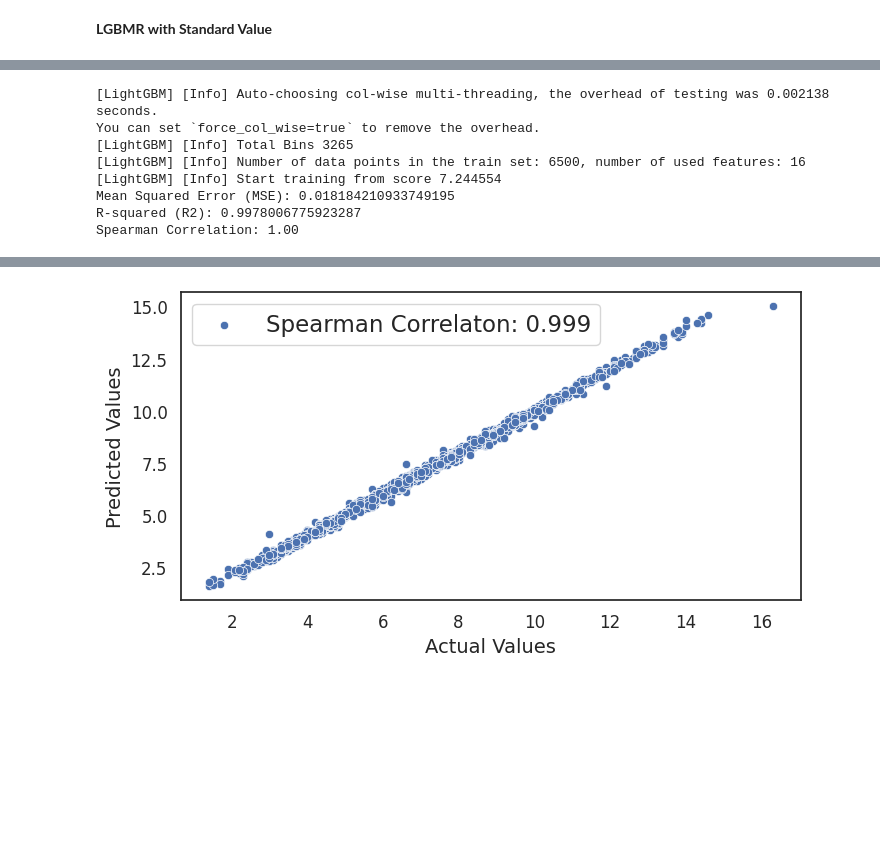
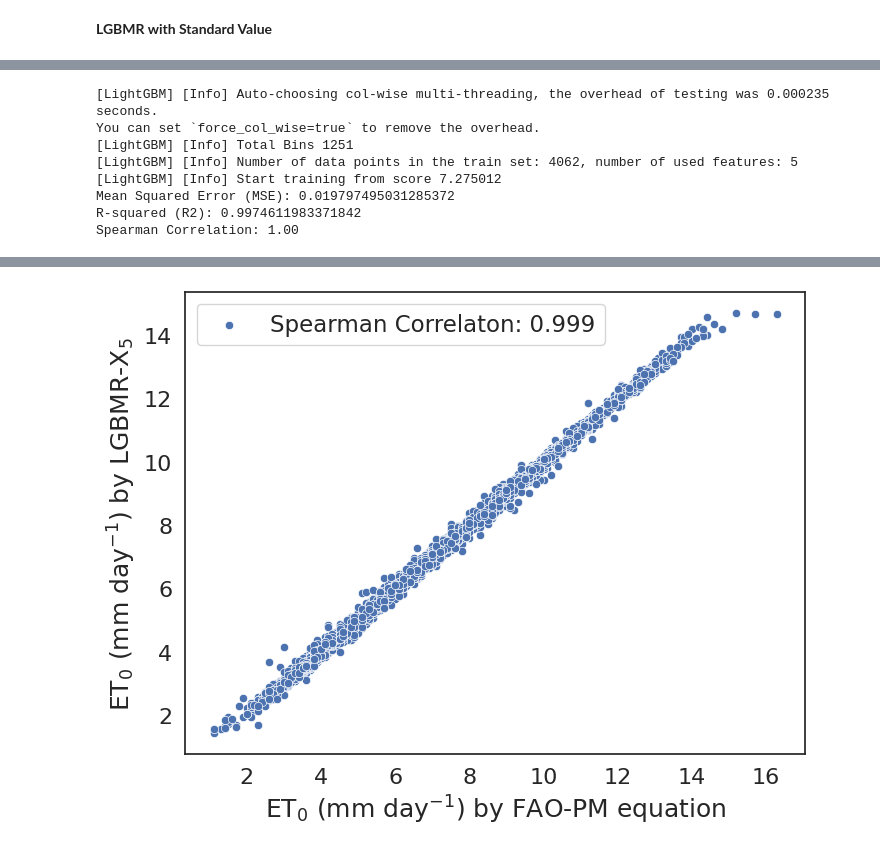
Before and after one commit to rabnawaz172/ET, a Jupyter notebook: ET_taif.ipynb, the cells around one changed output, grey strips where cells are left out. Cells and saved outputs as stored; diff of their text form; code cells hidden in the pictures; blank space fills up the shorter version.

```diff
--- a/ET_taif.ipynb
+++ b/ET_taif.ipynb
@@ -715,64 +811,64 @@ files.download('mean_comparison_plot.png')
 # %%
-import numpy as np
+import matplotlib.pyplot as plt
+import seaborn as sns
+from lightgbm import LGBMRegressor
+from sklearn.model_selection import train_test_split
+from sklearn.metrics import mean_squared_error, r2_score
+from scipy.stats import spearmanr
+import pandas as pd
 
-# Assuming you have already defined df and y...
-
-# Selecting all features from the DataFrame except the target variable (y)
-X = df.drop(columns=['ETo'])
-
+# Assuming you have already defined df, X, and y...
+X_subset = df1[['u2', 'Tx', 'RH','Rs','Ra']]  # Subset of features: 'u(x)', 'Tx', 'RH'
+y = df1['ETo']  # Target: 'ETo'
 # Split the data into training and testing sets (e.g., 80% train, 20% test)
-X_train, X_test, y_train, y_test = train_test_split(X, y, test_size=0.2, random_state=0)
+X_train, X_test, y_train, y_test = train_test_split(X_subset, y, test_size=0.5, random_state=0)
 
 # Create an LGBMRegressor model
 lgbm_model = LGBMRegressor()
 
 # Train the LGBMRegressor model with all features
 lgbm_model.fit(X_train, y_train)
 
 # Make predictions on the test set
 y_pred = lgbm_model.predict(X_test)
 
 # Calculate Spearman correlation coefficient
 spearman_corr, _ = spearmanr(y_test, y_pred)
 
 # Evaluate the model
 mse = mean_squared_error(y_test, y_pred)
 r2 = r2_score(y_test, y_pred)
 
 # Print evaluation metrics
 print(f'Mean Squared Error (MSE): {mse}')
 print(f'R-squared (R2): {r2}')
 print(f'Spearman Correlation: {spearman_corr:.2f}')
 
-# Create a correlation plot between predicted and actual values
-plt.figure(figsize=(8, 4))
-sns.scatterplot(x=np.array(y_test), y=y_pred, label=f'Spearman Correlaton: {spearman_corr:.3f}')
+# Create a correlation plot between predicted and actual values with the legend
+plt.figure(figsize=(8, 6))
+sns.scatterplot(x=y_test, y=y_pred, label=f'Spearman Correlaton: {spearman_corr:.3f}')
 
-plt.xlabel('Actual Values', fontsize=14)
-plt.ylabel('Predicted Values', fontsize=14)
-plt.xticks(fontsize=12)
-plt.yticks(fontsize=12)
-
-# Add text for the legend
-
-
-# Save the figure with 500 DPI
-plt.savefig('1correlation_plot_500dpi.png', dpi=500)
+plt.xlabel('ET$_0$ (mm day$^{-1}$) by FAO-PM equation', fontsize=18)
+plt.ylabel('ET$_0$ (mm day$^{-1}$) by LGBMR-X$_{5}$', fontsize=18)
+plt.xticks(fontsize=16)
+plt.yticks(fontsize=16)
+plt.legend()
+plt.savefig('2correlation_plot_500dpi.png', dpi=500)
 
 # Download the saved figure from Colab
-files.download('1correlation_plot_500dpi.png')
+files.download('2correlation_plot_500dpi.png')
+plt.show()
 
-# Show the plot
 plt.show()
 # %% [output]
-[LightGBM] [Info] Auto-choosing col-wise multi-threading, the overhead of testing was 0.002138 seconds.
+[LightGBM] [Info] Auto-choosing col-wise multi-threading, the overhead of testing was 0.000235 seconds.
 You can set `force_col_wise=true` to remove the overhead.
-[LightGBM] [Info] Total Bins 3265
-[LightGBM] [Info] Number of data points in the train set: 6500, number of used features: 16
-[LightGBM] [Info] Start training from score 7.244554
-Mean Squared Error (MSE): 0.018184210933749195
-R-squared (R2): 0.9978006775923287
+[LightGBM] [Info] Total Bins 1251
+[LightGBM] [Info] Number of data points in the train set: 4062, number of used features: 5
+[LightGBM] [Info] Start training from score 7.275012
+Mean Squared Error (MSE): 0.019797495031285372
+R-squared (R2): 0.9974611983371842
 Spearman Correlation: 1.00
 [interactive output not drawn]
 [interactive output not drawn]
-[figure, old version]
+[figure, new version]
```
Also changed, not shown: parts of 13 cells of this notebook.
